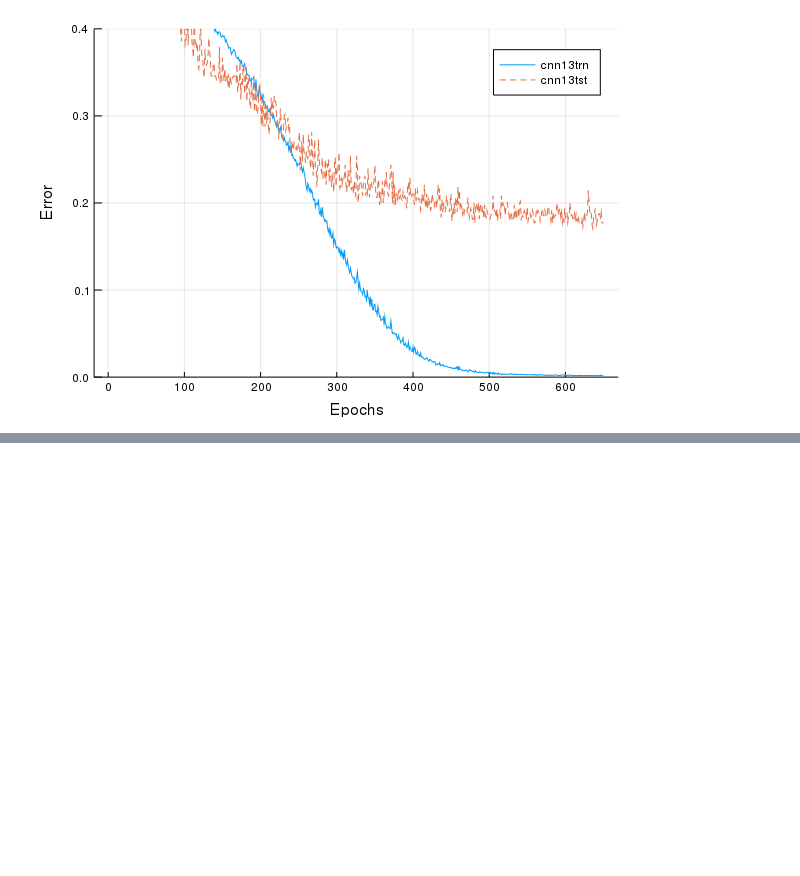
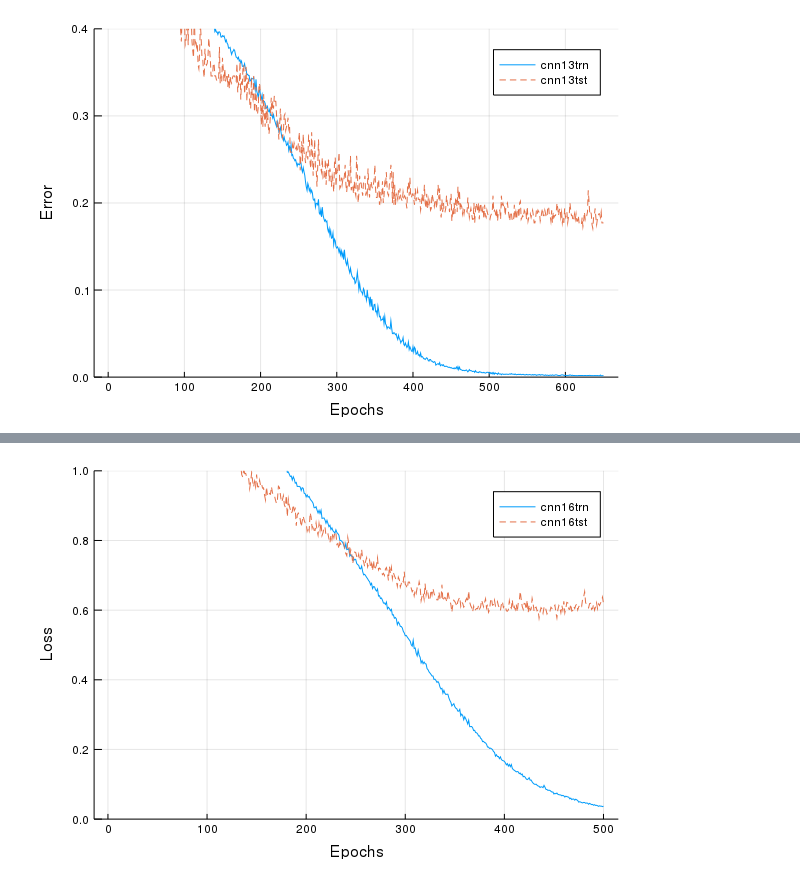
Before and after one commit to alabrashJr/DCNN-Julia, a Jupyter notebook: DCNN-lastModel .ipynb, the cells around one changed output, grey strips where cells are left out. Cells and saved outputs as stored; diff of their text form; code cells hidden in the pictures; blank space fills up the shorter version.

```diff
--- a/DCNN-lastModel .ipynb
+++ b/DCNN-lastModel .ipynb
@@ -207,0 +64,5 @@ plot([cnn14[1,:],cnn14[2,:]],ylim=(0.0,1.5),
+# %%
+plot([cnn16[1,:],cnn16[2,:]],ylim=(0.0,1.0),
+     labels=[:cnn16trn :cnn16tst],xlabel="Epochs",ylabel="Loss")
+# %% [output]
+[figure, added]
```
Also changed, not shown: parts of 22 cells of this notebook.
